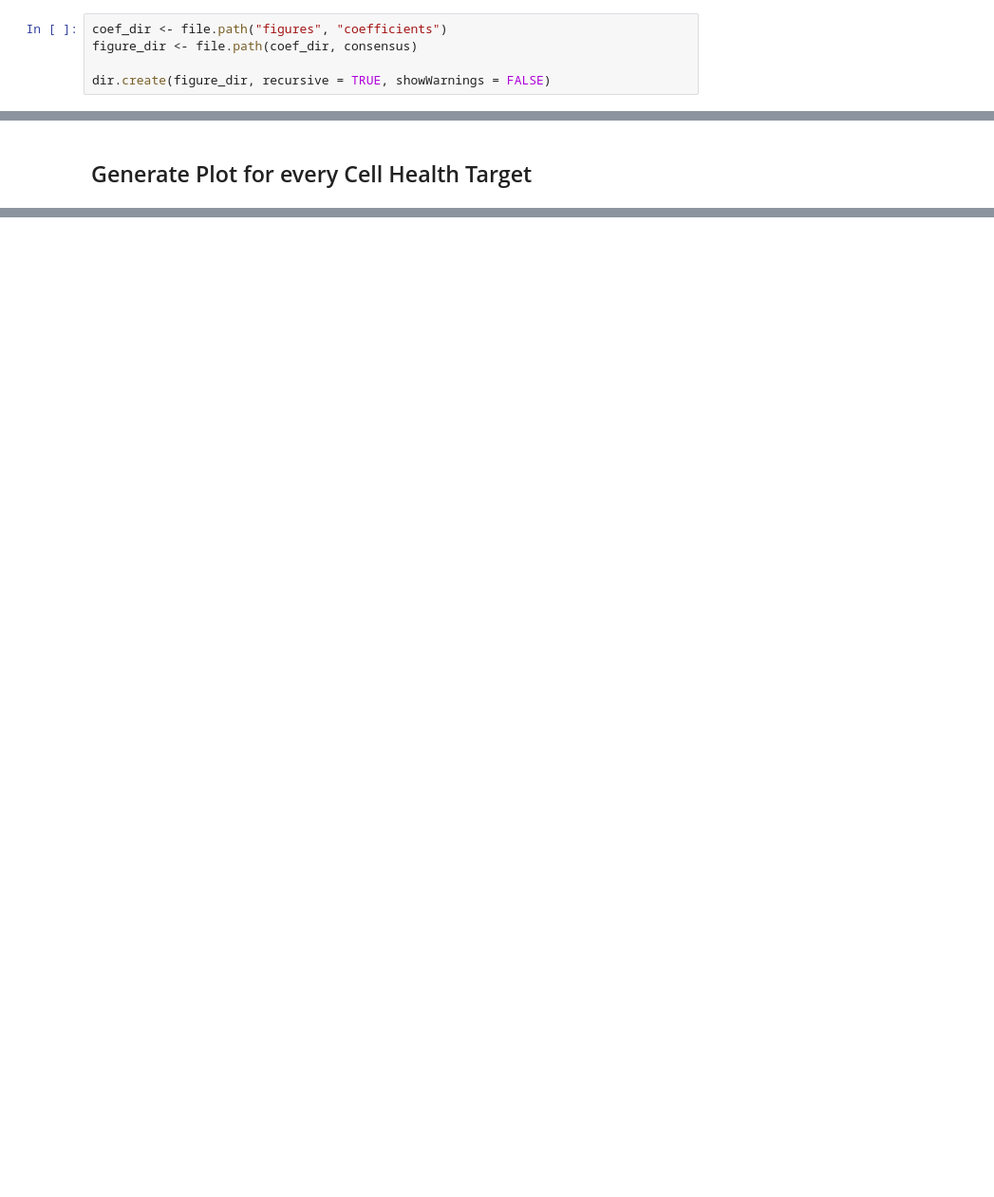
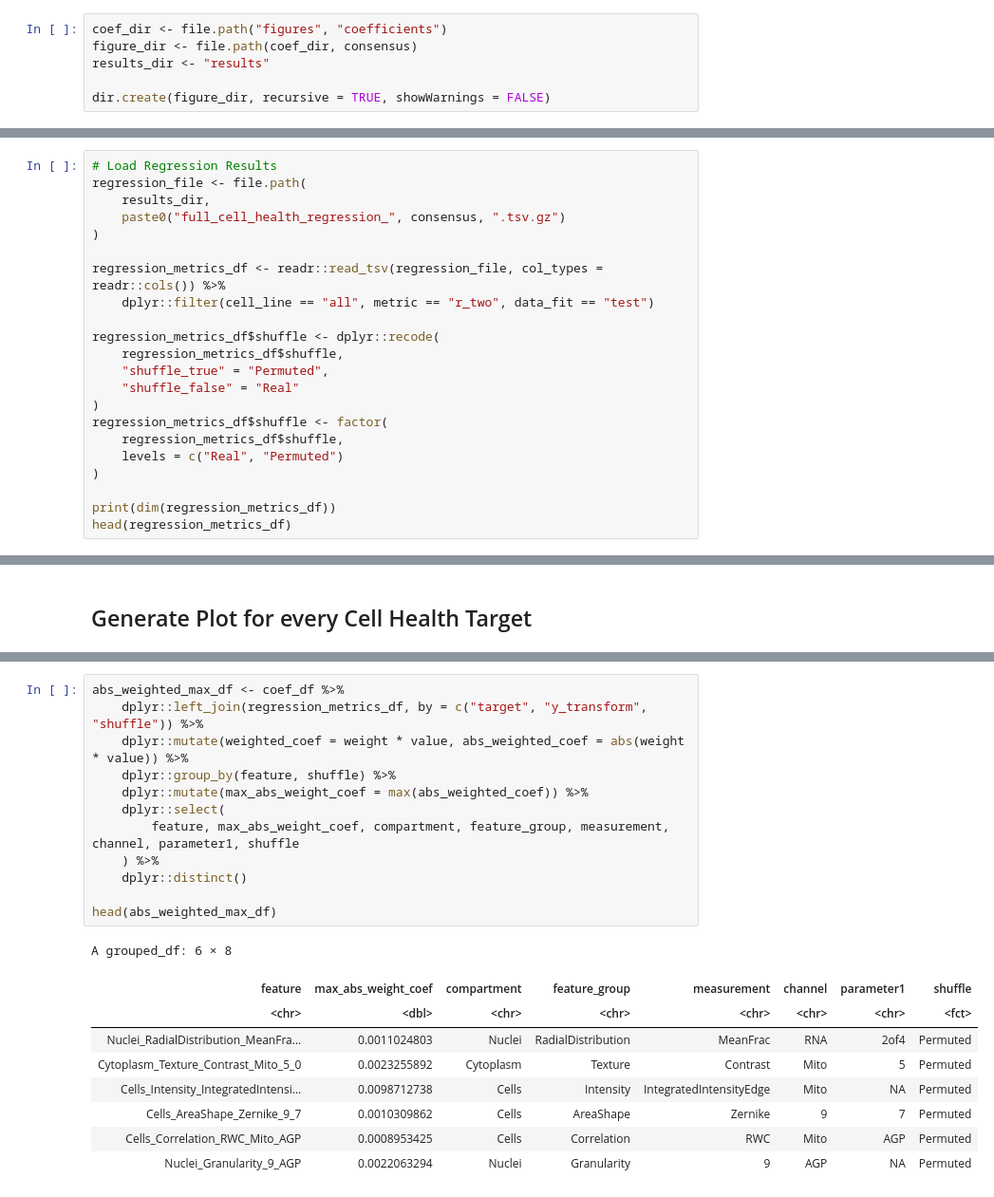
Before and after one commit to broadinstitute/cell-health, a Jupyter notebook: 3.train/8.visualize-coefficients.ipynb, the cells around one changed output, grey strips where cells are left out. Shown: that part at 95% size. Drawn from its saved outputs; the diff is of its cells as text; blank space fills up the shorter version.

```diff
--- a/3.train/8.visualize-coefficients.ipynb
+++ b/3.train/8.visualize-coefficients.ipynb
@@ -12,6 +12,7 @@ consensus <- "modz"
 # %%
 coef_dir <- file.path("figures", "coefficients")
 figure_dir <- file.path(coef_dir, consensus)
+results_dir <- "results"
 
 dir.create(figure_dir, recursive = TRUE, showWarnings = FALSE)
 # %% [markdown]
@@ -156 +231,23 @@ feat_file <- file.path(
 label_df <- readr::read_csv(feat_file, col_types = readr::cols())
+# %%
+# Load Regression Results
+regression_file <- file.path(
+    results_dir,
+    paste0("full_cell_health_regression_", consensus, ".tsv.gz")
+)
+
+regression_metrics_df <- readr::read_tsv(regression_file, col_types = readr::cols()) %>%
+    dplyr::filter(cell_line == "all", metric == "r_two", data_fit == "test")
+
+regression_metrics_df$shuffle <- dplyr::recode(
+    regression_metrics_df$shuffle,
+    "shuffle_true" = "Permuted",
+    "shuffle_false" = "Real"
+)
+regression_metrics_df$shuffle <- factor(
+    regression_metrics_df$shuffle,
+    levels = c("Real", "Permuted")
+)
+
+print(dim(regression_metrics_df))
+head(regression_metrics_df)
@@ -266,0 +384,22 @@ pdf
+# %%
+abs_weighted_max_df <- coef_df %>%
+    dplyr::left_join(regression_metrics_df, by = c("target", "y_transform", "shuffle")) %>%
+    dplyr::mutate(weighted_coef = weight * value, abs_weighted_coef = abs(weight * value)) %>%
+    dplyr::group_by(feature, shuffle) %>%
+    dplyr::mutate(max_abs_weight_coef = max(abs_weighted_coef)) %>%
+    dplyr::select(
+        feature, max_abs_weight_coef, compartment, feature_group, measurement, channel, parameter1, shuffle
+    ) %>%
+    dplyr::distinct()
+
+head(abs_weighted_max_df)
+# %% [output]
+A grouped_df: 6 × 8
+| feature | max_abs_weight_coef | compartment | feature_group | measurement | channel | parameter1 | shuffle |
+| <chr> | <dbl> | <chr> | <chr> | <chr> | <chr> | <chr> | <fct> |
+| Nuclei_RadialDistribution_MeanFra... | 0.0011024803 | Nuclei | RadialDistribution | MeanFrac | RNA | 2of4 | Permuted |
+| Cytoplasm_Texture_Contrast_Mito_5_0 | 0.0023255892 | Cytoplasm | Texture | Contrast | Mito | 5 | Permuted |
+| Cells_Intensity_IntegratedIntensi... | 0.0098712738 | Cells | Intensity | IntegratedIntensityEdge | Mito | NA | Permuted |
+| Cells_AreaShape_Zernike_9_7 | 0.0010309862 | Cells | AreaShape | Zernike | 9 | 7 | Permuted |
+| Cells_Correlation_RWC_Mito_AGP | 0.0008953425 | Cells | Correlation | RWC | Mito | AGP | Permuted |
+| Nuclei_Granularity_9_AGP | 0.0022063294 | Nuclei | Granularity | 9 | AGP | NA | Permuted |
```
Also changed, not shown: parts of 10 cells of this notebook, 1 other file.
